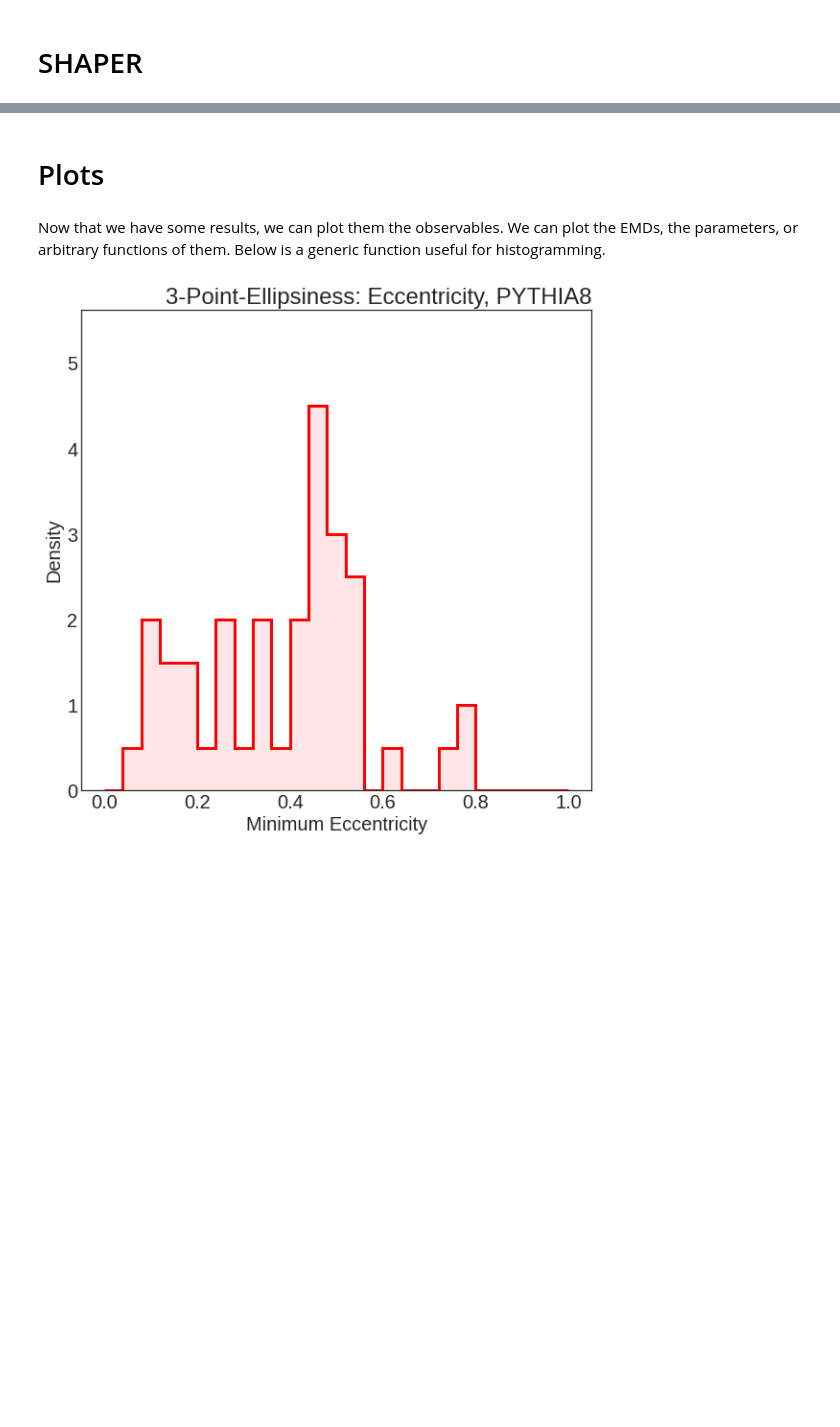
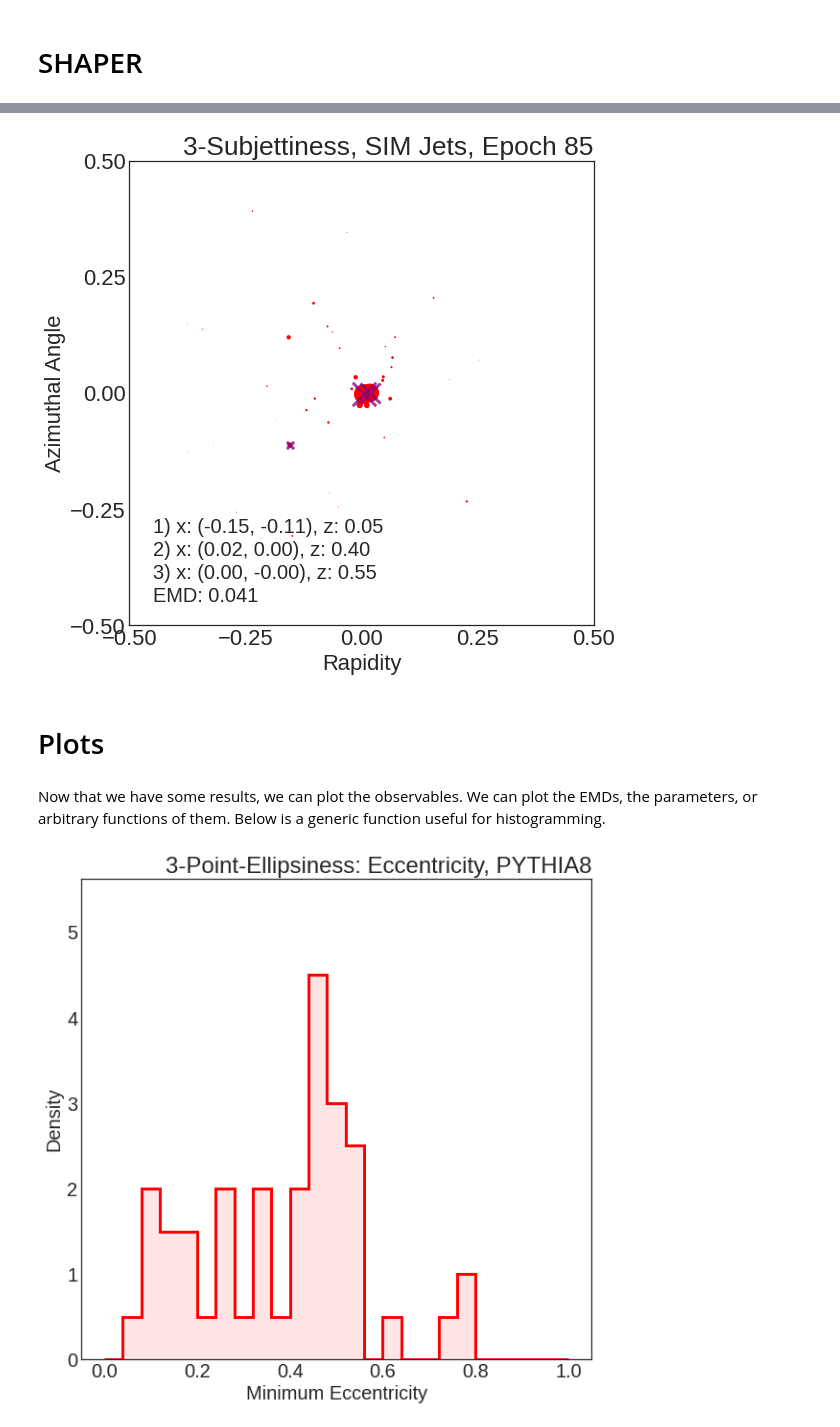
Before and after one commit to rikab/SHAPER, a Jupyter notebook: example.ipynb, the cells around one changed output, grey strips where cells are left out. Drawn from its saved outputs; the diff is of its cells as text; code cells hidden in the pictures; blank space fills up the shorter version.

Commit message:
SHAPER v1.0.0 official release

```diff
--- a/example.ipynb
+++ b/example.ipynb
@@ -207,9 +210,9 @@ plot_dictionary = {
     "plot_directory" : "Plots/Test",
     "gif_directory" : "Plots/Test/gifs",
     "extension" : "png",
-    "title" : "CMS Sim Jets"
+    "title" : "SIM Jets"
 }
-cms_emds, cms_params = shaper.calculate(dataset[0], epochs = 500, verbose=True, lr = 0.01, N = 150, scaling = 0.9, epsilon = 0.001, early_stopping= 50, plot_dictionary=plot_dictionary)
+emds, params = shaper.calculate(dataset[0], epochs = 500, verbose=True, lr = 0.01, N = 100, scaling = 0.9, epsilon = 0.001, early_stopping= 25, early_stopping_fraction = 0.95, plot_dictionary=plot_dictionary)
 
 
 
@@ -227,6 +230,4 @@ for batch in range(batches):
     end = (batch + 1) * batch_size
 
     dataset_emds, dataset_params = shaper.calculate(dataset[start:end], epochs = 500, verbose=True, lr = 0.01, N = 50, scaling = 0.9, epsilon = 0.001, early_stopping= 50)
-
-    # np.save('data/batch_params_test_%d.npy' % batch, cms_params)
 # %% [output]
@@ -267,7 +252,8 @@ Observable: 3-Point-Ellipsiness-Plus-Pileup Epoch 250 Mean Loss = 0.032326784413
+[figure, added]
 # %% [markdown]
 # Plots
 # %% [markdown]
-Now that we have some results, we can plot them the observables. We can plot the EMDs, the parameters, or arbitrary functions of them. Below is a generic function useful for histogramming.
+Now that we have some results, we can plot the observables. We can plot the EMDs, the parameters, or arbitrary functions of them. Below is a generic function useful for histogramming.
 # %%
 from matplotlib.patches import Patch
 
```
Also changed, not shown: parts of 7 cells of this notebook, 11 other files.
